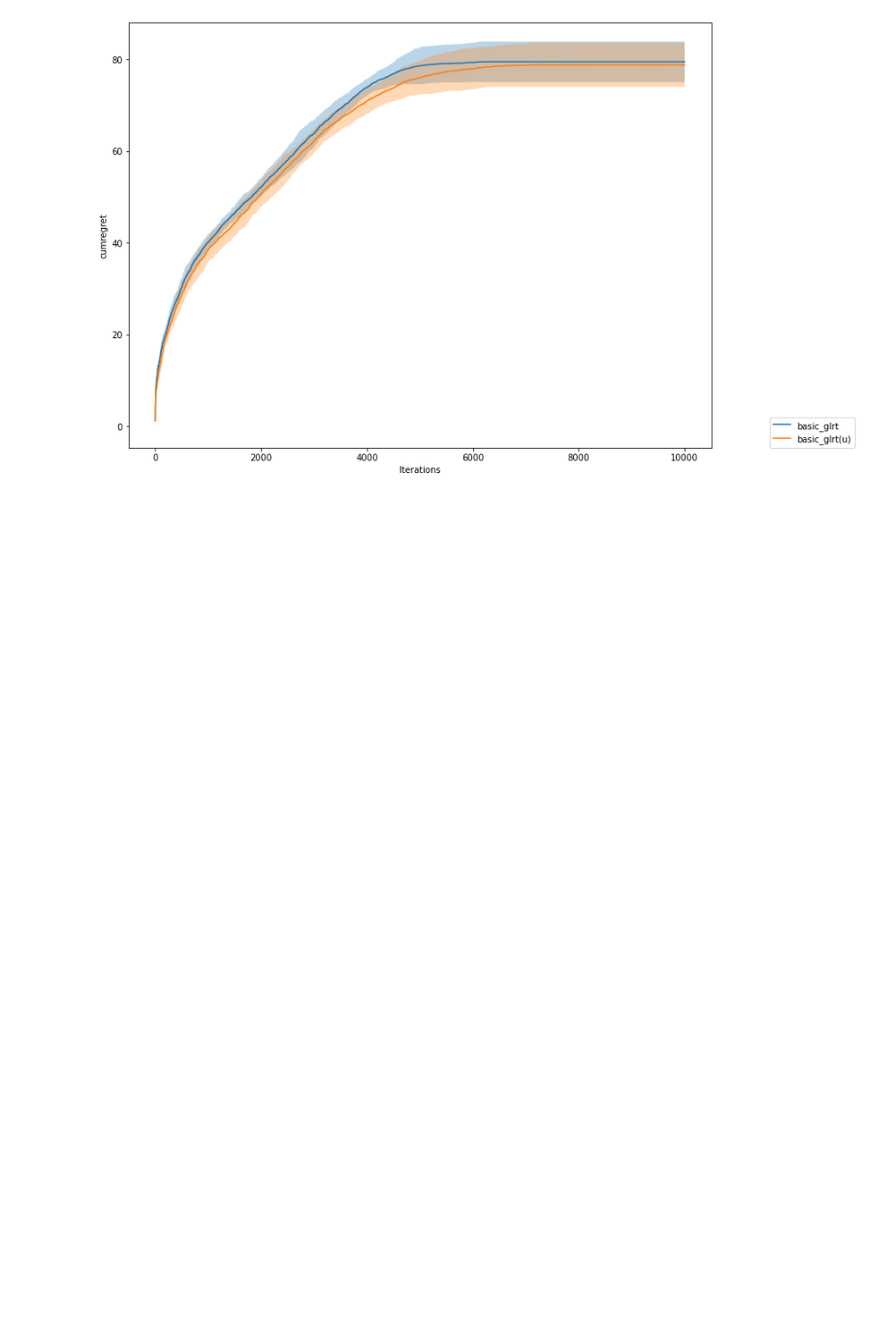
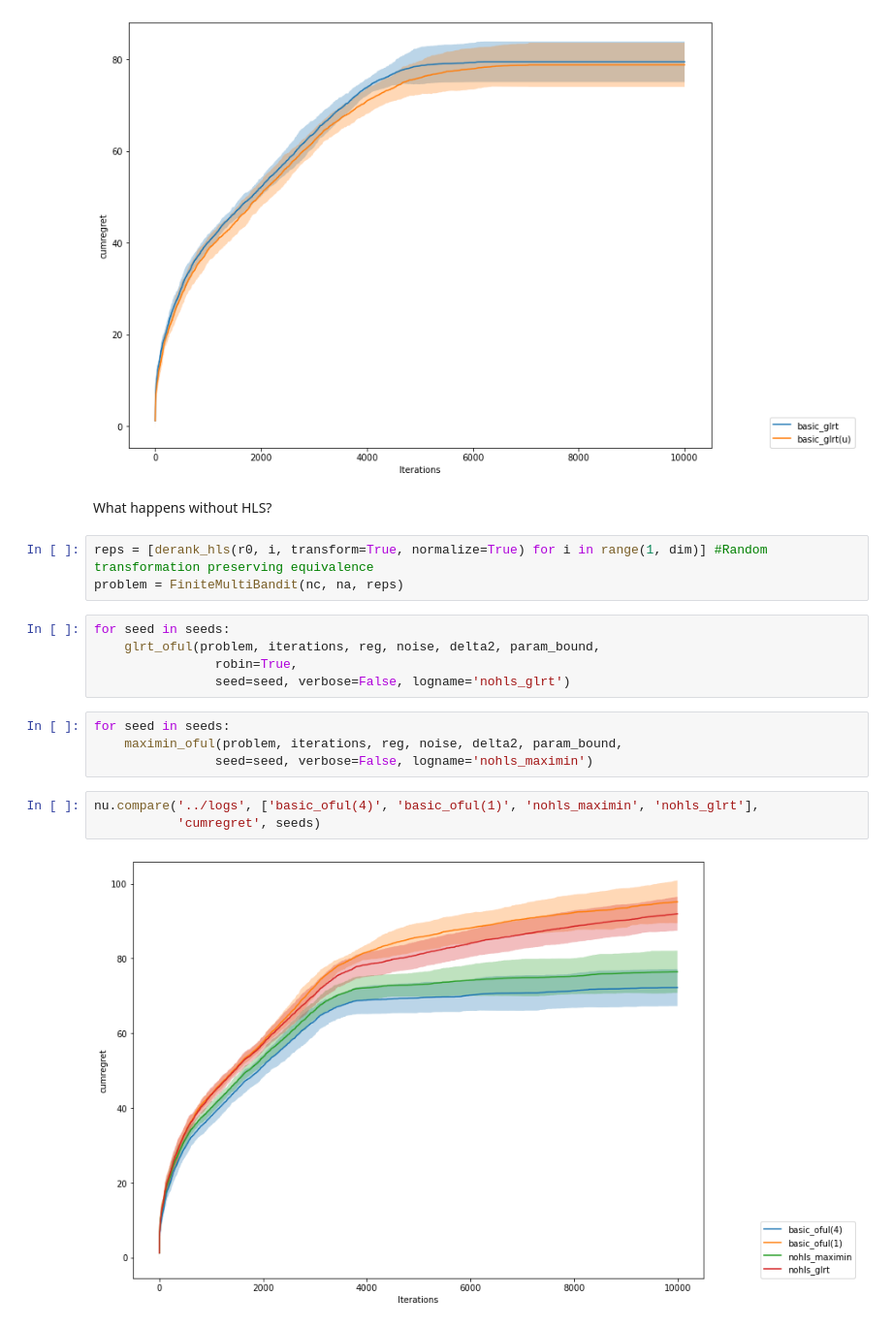
Before and after one commit to T3p/hidden-features, a Jupyter notebook: notebooks/GLRT LinUCB.ipynb, the cells around one changed output. Shown at 97% size. Saved outputs shown, nothing was run; the diff lists cells and outputs as text; blank space fills up the shorter version.

Commit message:
added an example without hls

```diff
--- a/notebooks/GLRT LinUCB.ipynb
+++ b/notebooks/GLRT LinUCB.ipynb
@@ -106,3 +106,22 @@ nu.compare('../logs', ['basic_glrt', 'basic_glrt(u)'],
            'cumregret', seeds)
 # %% [output]
 [figure]
+# %% [markdown]
+What happens without HLS?
+# %%
+reps = [derank_hls(r0, i, transform=True, normalize=True) for i in range(1, dim)] #Random transformation preserving equivalence
+problem = FiniteMultiBandit(nc, na, reps)
+# %%
+for seed in seeds:
+    glrt_oful(problem, iterations, reg, noise, delta2, param_bound,
+                robin=True,
+                seed=seed, verbose=False, logname='nohls_glrt')
+# %%
+for seed in seeds:
+    maximin_oful(problem, iterations, reg, noise, delta2, param_bound,
+                seed=seed, verbose=False, logname='nohls_maximin')
+# %%
+nu.compare('../logs', ['basic_oful(4)', 'basic_oful(1)', 'nohls_maximin', 'nohls_glrt'],
+           'cumregret', seeds)
+# %% [output]
+[figure, added]
```
